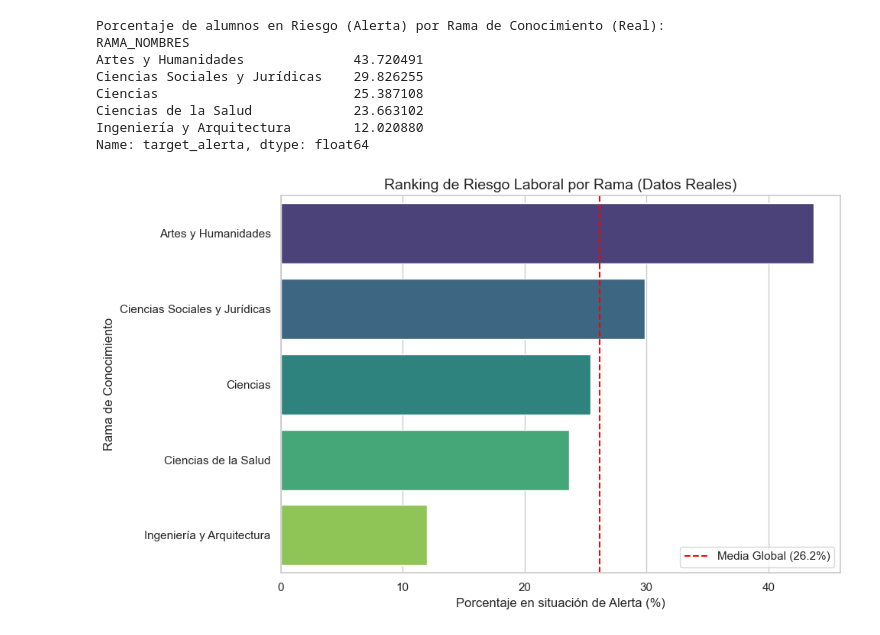
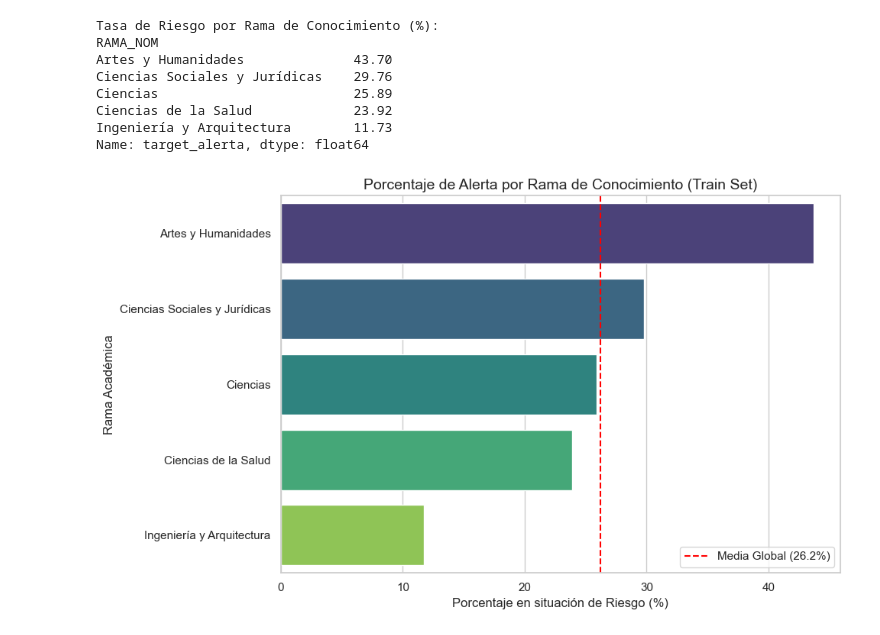
Before and after one commit to JorgeMedina02/mvc-proyecto-grupo-6, a Jupyter notebook: notebooks/01_EDA.ipynb, the cells around one changed output. Drawn from its saved outputs; the diff is of its cells as text; code cells hidden in the pictures.

```diff
--- a/notebooks/01_EDA.ipynb
+++ b/notebooks/01_EDA.ipynb
@@ -352,50 +170,51 @@ Finalmente, visualizamos cómo se distribuye el riesgo según la rama de conocim
 # %%
-# Mapeo corregido según la realidad del dataset del usuario
-mapeo_ramas_real = {
+# 1. Mapeo de la Rama de Conocimiento a sus nombres oficiales
+mapeo_ramas = {
     1: 'Artes y Humanidades',
     2: 'Ciencias',
     3: 'Ciencias Sociales y Jurídicas',
     4: 'Ingeniería y Arquitectura',
     5: 'Ciencias de la Salud'
 }
 
-# Aplicamos el mapeo real
-df['RAMA_NOMBRES'] = df['RAMA'].map(mapeo_ramas_real)
+# Aplicamos el mapeo de forma segura
+df_train_eda = df_train_eda.copy()
+df_train_eda['RAMA_NOM'] = df_train_eda['RAMA'].map(mapeo_ramas)
 
-# Calculamos el % de Alerta (target=1) por cada nombre de Rama
-riesgo_rama = df.groupby('RAMA_NOMBRES')['target_alerta'].mean().sort_values(ascending=False) * 100
+# 2. Cálculo de la tasa de alerta (porcentaje de clase 1) por Rama
+riesgo_rama = df_train_eda.groupby('RAMA_NOM')['target_alerta'].mean().sort_values(ascending=False) * 100
 
-print("Porcentaje de alumnos en Riesgo (Alerta) por Rama de Conocimiento (Real):")
-print(riesgo_rama)
+print("Tasa de Riesgo por Rama de Conocimiento (%):")
+print(riesgo_rama.round(2))
 
-# Visualización
+# 3. Visualización
 plt.figure(figsize=(10, 6))
 sns.barplot(
     x=riesgo_rama.values,
     y=riesgo_rama.index,
     hue=riesgo_rama.index,
     palette='viridis',
     legend=False
 )
 
-plt.title('Ranking de Riesgo Laboral por Rama (Datos Reales)', fontsize=14)
-plt.xlabel('Porcentaje en situación de Alerta (%)', fontsize=12)
-plt.ylabel('Rama de Conocimiento', fontsize=12)
+plt.title('Porcentaje de Alerta por Rama de Conocimiento (Train Set)', fontsize=14)
+plt.xlabel('Porcentaje en situación de Riesgo (%)')
+plt.ylabel('Rama Académica')
 
-# Referencia de media global
-media_global = df['target_alerta'].mean() * 100
+# Añadimos una línea de referencia con la media global de riesgo
+media_global = df_train_eda['target_alerta'].mean() * 100
 plt.axvline(x=media_global, color='red', linestyle='--', label=f'Media Global ({media_global:.1f}%)')
 
 plt.legend()
 plt.tight_layout()
 plt.show()
 # %% [output]
-Porcentaje de alumnos en Riesgo (Alerta) por Rama de Conocimiento (Real):
-RAMA_NOMBRES
-Artes y Humanidades              43.720491
-Ciencias Sociales y Jurídicas    29.826255
-Ciencias                         25.387108
-Ciencias de la Salud             23.663102
-Ingeniería y Arquitectura        12.020880
+Tasa de Riesgo por Rama de Conocimiento (%):
+RAMA_NOM
+Artes y Humanidades              43.70
+Ciencias Sociales y Jurídicas    29.76
+Ciencias                         25.89
+Ciencias de la Salud             23.92
+Ingeniería y Arquitectura        11.73
 Name: target_alerta, dtype: float64
-[figure, old version]
+[figure, new version]
```
Also changed, not shown: parts of 31 cells of this notebook, 5 other files.
